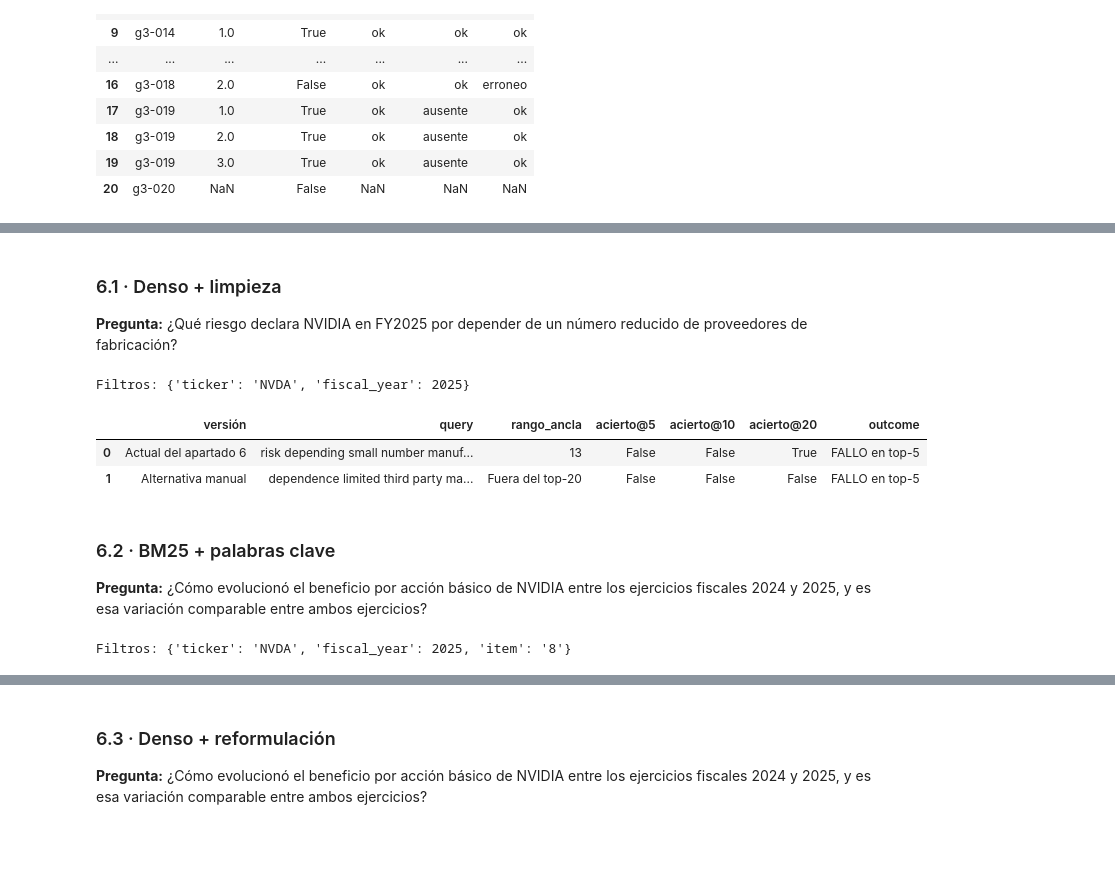
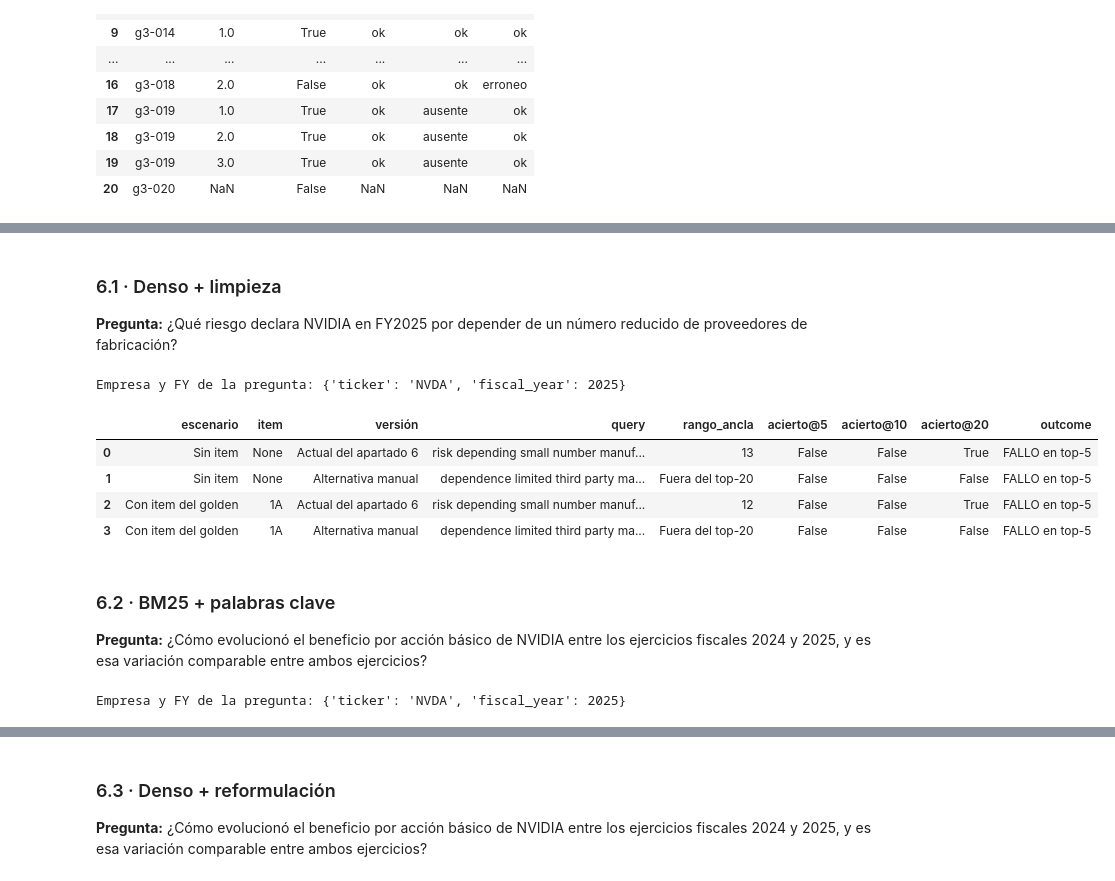
Before and after one commit to Romequinco/10k-financial-agent, a Jupyter notebook: notebooks/05_mejora_retrieval.ipynb, the cells around one changed output, grey strips where cells are left out. Cells and saved outputs as stored; diff of their text form; code cells hidden in the pictures; blank space fills up the shorter version.

```diff
--- a/notebooks/05_mejora_retrieval.ipynb
+++ b/notebooks/05_mejora_retrieval.ipynb
@@ -614,69 +717,76 @@ casos = [
 ]
 
 outcomes = {}
 
 for metodo, pid, columna, alternativa in casos:
     pregunta = golden[pid]
     actual = consultas[pid][columna]
 
     if columna == 0:
         actual = limpiar_consulta(actual)
         alternativa = limpiar_consulta(alternativa)
-        filtros = extraer_filtros(pregunta["pregunta"])
-    else:
-        filtros = evaluacion.filtros_oraculo(pregunta)
+    filtros_base = extraer_filtros(pregunta["pregunta"])
 
     buscar = retrieval.buscar_bm25 if columna == 1 else retrieval.buscar_denso
     filas = []
 
-    for version, query in [
-        ("Actual del apartado 6", actual),
-        ("Alternativa manual", alternativa),
-    ]:
-        documentos = buscar(query, k=20, **filtros)
-        ranking = [{
-            "id": pid,
-            "ranking": [d["chunk_id"] for d in documentos],
-            "ms": 0,
-        }]
-        detalle = evaluacion.detalle_retrieval(ranking, [pregunta])[0]
+    for usar_item in (False, True):
+        escenario = "Con item del golden" if usar_item else "Sin item"
+        filtros = dict(filtros_base)
+        if usar_item:
+            filtros["item"] = pregunta["item_esperado"]
+        for version, query in [
+            ("Actual del apartado 6", actual),
+            ("Alternativa manual", alternativa),
+        ]:
+            documentos = buscar(query, k=20, **filtros)
+            ranking = [{
+                "id": pid,
+                "ranking": [d["chunk_id"] for d in documentos],
+                "ms": 0,
+            }]
+            detalle = evaluacion.detalle_retrieval(ranking, [pregunta])[0]
 
-        if not detalle["presente"]:
-            raise ValueError(f"{pid}: el ancla no está indexada; revisa el caso.")
+            if not detalle["presente"]:
+                raise ValueError(f"{pid}: el ancla no está indexada; revisa el caso.")
 
-        rango = detalle["rango"]
-        filas.append({
-            "versión": version,
-            "query": query,
-            "rango_ancla": rango if rango is not None else "Fuera del top-20",
-            "acierto@5": rango is not None and rango <= 5,
-            "acierto@10": rango is not None and rango <= 10,
-            "acierto@20": rango is not None and rango <= 20,
-            "outcome": (
-                "ACIERTO en top-5"
-                if rango is not None and rango <= 5
-                else "FALLO en top-5"
-            ),
-        })
+            rango = detalle["rango"]
+            filas.append({
+                "escenario": escenario,
+                "item": filtros.get("item"),
+                "versión": version,
+                "query": query,
+                "rango_ancla": rango if rango is not None else "Fuera del top-20",
+                "acierto@5": rango is not None and rango <= 5,
+                "acierto@10": rango is not None and rango <= 10,
+                "acierto@20": rango is not None and rango <= 20,
+                "outcome": (
+                    "ACIERTO en top-5"
+                    if rango is not None and rango <= 5
+                    else "FALLO en top-5"
+                ),
+            })
 
     outcomes[metodo] = pd.DataFrame(filas)
 
     display(Markdown(
         f"### {metodo}\n\n**Pregunta:** {pregunta['pregunta']}"
     ))
-    print("Filtros:", filtros)
+    print("Empresa y FY de la pregunta:", filtros_base)
 
     with pd.option_context("display.max_colwidth", None):
         display(outcomes[metodo])
 # %% [output]
 ### 6.1 · Denso + limpieza
 
 **Pregunta:** ¿Qué riesgo declara NVIDIA en FY2025 por depender de un número reducido de proveedores de fabricación?
-Filtros: {'ticker': 'NVDA', 'fiscal_year': 2025}
+Empresa y FY de la pregunta: {'ticker': 'NVDA', 'fiscal_year': 2025}
-|  | versión | query | rango_ancla | acierto@5 | acierto@10 | acierto@20 | outcome |
-| 0 | Actual del apartado 6 | risk depending small number manuf... | 13 | False | False | True | FALLO en top-5 |
-| 1 | Alternativa manual | dependence limited third party ma... | Fuera del top-20 | False | False | False | FALLO en top-5 |
+|  | escenario | item | versión | query | rango_ancla | acierto@5 | acierto@10 | acierto@20 | outcome |
+| 0 | Sin item | None | Actual del apartado 6 | risk depending small number manuf... | 13 | False | False | True | FALLO en top-5 |
+| 1 | Sin item | None | Alternativa manual | dependence limited third party ma... | Fuera del top-20 | False | False | False | FALLO en top-5 |
+| 2 | Con item del golden | 1A | Actual del apartado 6 | risk depending small number manuf... | 12 | False | False | True | FALLO en top-5 |
+| 3 | Con item del golden | 1A | Alternativa manual | dependence limited third party ma... | Fuera del top-20 | False | False | False | FALLO en top-5 |
 ### 6.2 · BM25 + palabras clave
 
 **Pregunta:** ¿Cómo evolucionó el beneficio por acción básico de NVIDIA entre los ejercicios fiscales 2024 y 2025, y es esa variación comparable entre ambos ejercicios?
-Filtros: {'ticker': 'NVDA', 'fiscal_year': 2025, 'item': '8'}
+Empresa y FY de la pregunta: {'ticker': 'NVDA', 'fiscal_year': 2025}
```
Also changed, not shown: parts of 29 cells of this notebook, 29 other files.
